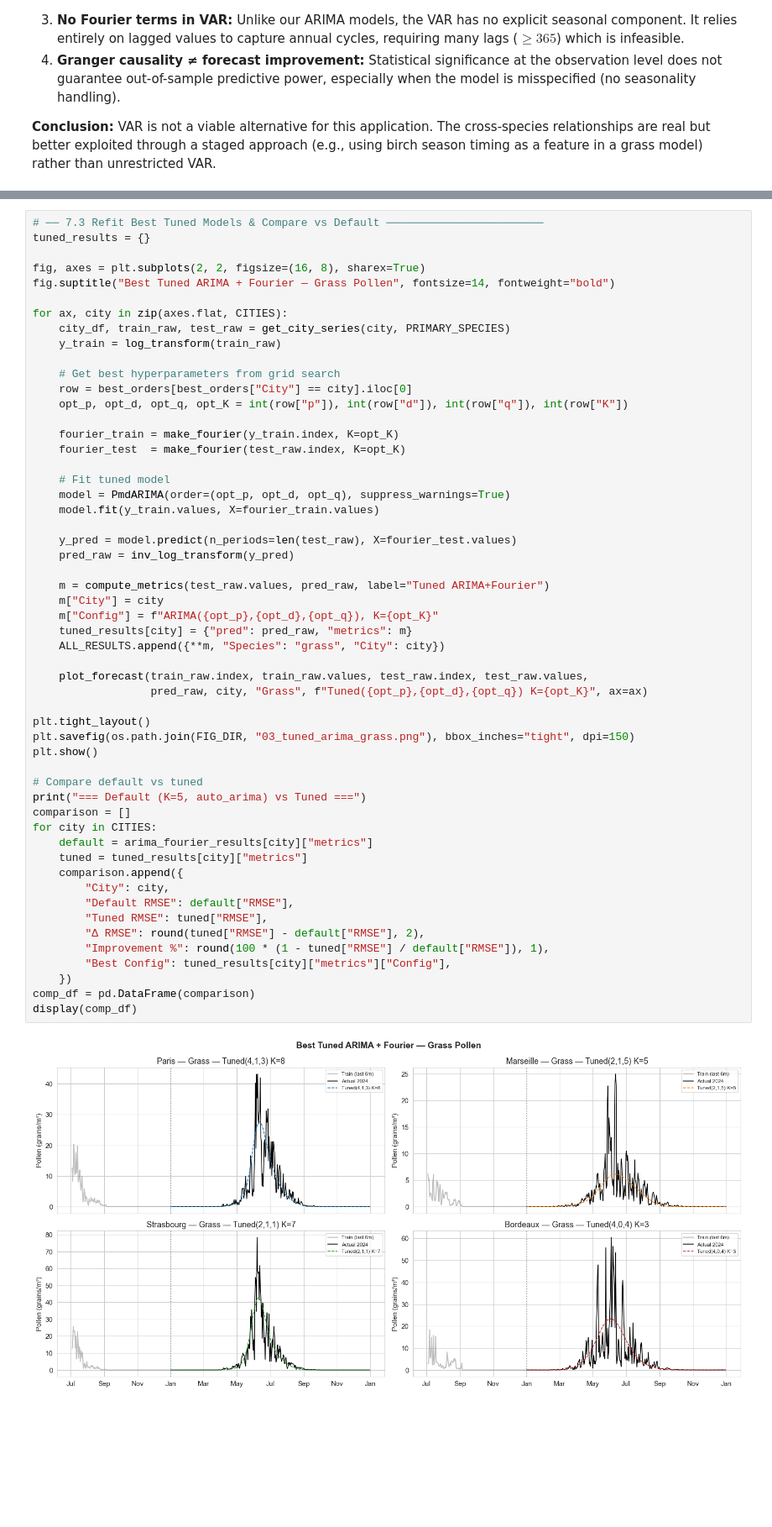
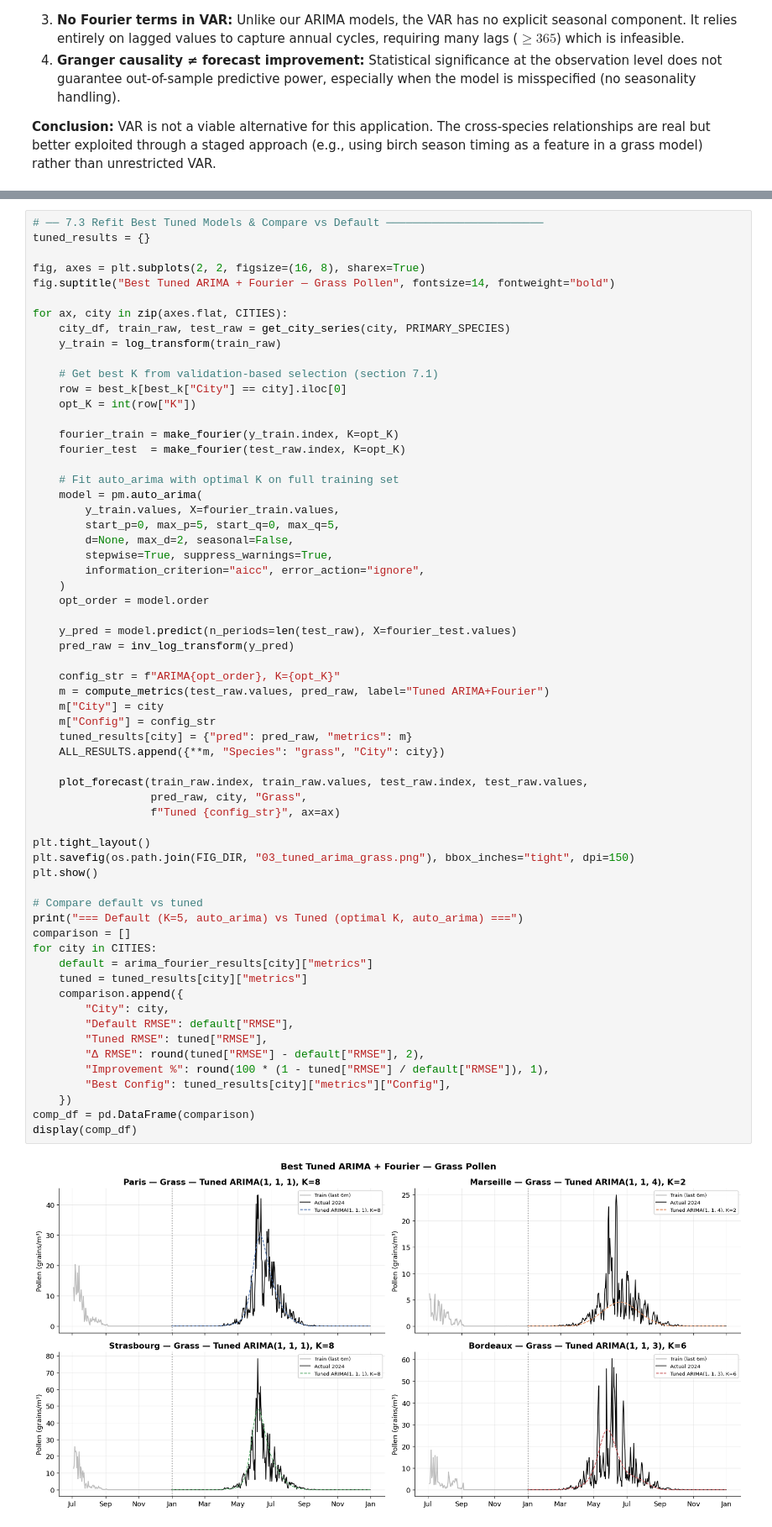
Before and after one commit to jbouniol/time-series-pollen, a Jupyter notebook: Notebooks/03_modelling.ipynb, the cells around one changed output, grey strips where cells are left out. Shown at 84% size. Saved outputs shown, nothing was run; the diff lists cells and outputs as text; blank space fills up the shorter version.

```diff
--- a/Notebooks/03_modelling.ipynb
+++ b/Notebooks/03_modelling.ipynb
@@ -1047,48 +1045,56 @@ for ax, city in zip(axes.flat, CITIES):
     city_df, train_raw, test_raw = get_city_series(city, PRIMARY_SPECIES)
     y_train = log_transform(train_raw)
 
-    # Get best hyperparameters from grid search
-    row = best_orders[best_orders["City"] == city].iloc[0]
-    opt_p, opt_d, opt_q, opt_K = int(row["p"]), int(row["d"]), int(row["q"]), int(row["K"])
+    # Get best K from validation-based selection (section 7.1)
+    row = best_k[best_k["City"] == city].iloc[0]
+    opt_K = int(row["K"])
 
     fourier_train = make_fourier(y_train.index, K=opt_K)
     fourier_test  = make_fourier(test_raw.index, K=opt_K)
 
-    # Fit tuned model
-    model = PmdARIMA(order=(opt_p, opt_d, opt_q), suppress_warnings=True)
-    model.fit(y_train.values, X=fourier_train.values)
+    # Fit auto_arima with optimal K on full training set
+    model = pm.auto_arima(
+        y_train.values, X=fourier_train.values,
+        start_p=0, max_p=5, start_q=0, max_q=5,
+        d=None, max_d=2, seasonal=False,
+        stepwise=True, suppress_warnings=True,
+        information_criterion="aicc", error_action="ignore",
+    )
+    opt_order = model.order
 
     y_pred = model.predict(n_periods=len(test_raw), X=fourier_test.values)
     pred_raw = inv_log_transform(y_pred)
 
+    config_str = f"ARIMA{opt_order}, K={opt_K}"
     m = compute_metrics(test_raw.values, pred_raw, label="Tuned ARIMA+Fourier")
     m["City"] = city
-    m["Config"] = f"ARIMA({opt_p},{opt_d},{opt_q}), K={opt_K}"
+    m["Config"] = config_str
     tuned_results[city] = {"pred": pred_raw, "metrics": m}
     ALL_RESULTS.append({**m, "Species": "grass", "City": city})
 
     plot_forecast(train_raw.index, train_raw.values, test_raw.index, test_raw.values,
-                  pred_raw, city, "Grass", f"Tuned({opt_p},{opt_d},{opt_q}) K={opt_K}", ax=ax)
+                  pred_raw, city, "Grass",
+                  f"Tuned {config_str}", ax=ax)
 
 plt.tight_layout()
 plt.savefig(os.path.join(FIG_DIR, "03_tuned_arima_grass.png"), bbox_inches="tight", dpi=150)
 plt.show()
 
 # Compare default vs tuned
-print("=== Default (K=5, auto_arima) vs Tuned ===")
+print("=== Default (K=5, auto_arima) vs Tuned (optimal K, auto_arima) ===")
 comparison = []
 for city in CITIES:
     default = arima_fourier_results[city]["metrics"]
     tuned = tuned_results[city]["metrics"]
     comparison.append({
         "City": city,
         "Default RMSE": default["RMSE"],
         "Tuned RMSE": tuned["RMSE"],
         "Δ RMSE": round(tuned["RMSE"] - default["RMSE"], 2),
         "Improvement %": round(100 * (1 - tuned["RMSE"] / default["RMSE"]), 1),
         "Best Config": tuned_results[city]["metrics"]["Config"],
     })
 comp_df = pd.DataFrame(comparison)
 display(comp_df)
 # %% [output]
-[figure, old version]
+[figure, new version]
```
Also changed, not shown: parts of 19 cells of this notebook, 55 other files.
